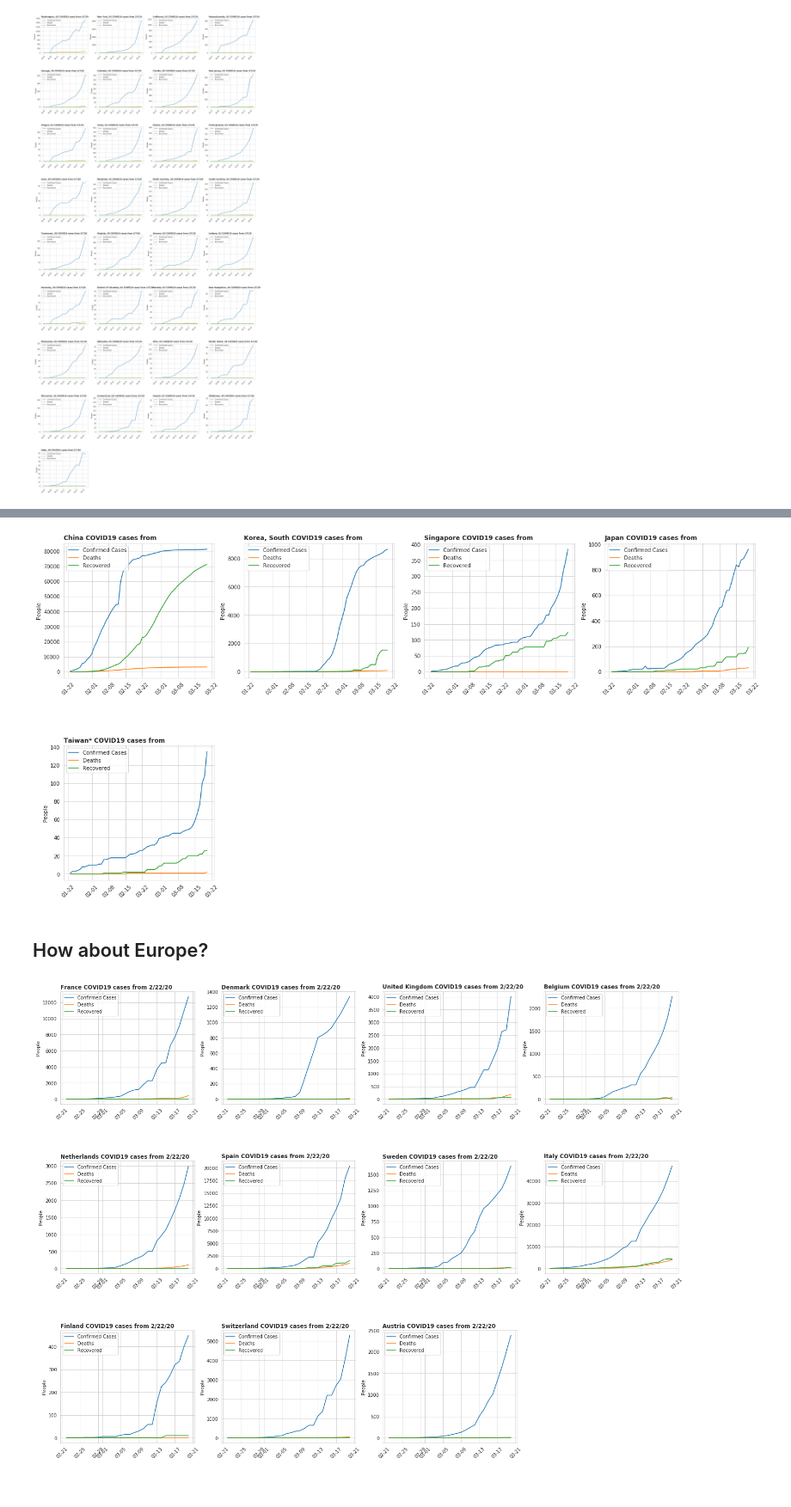
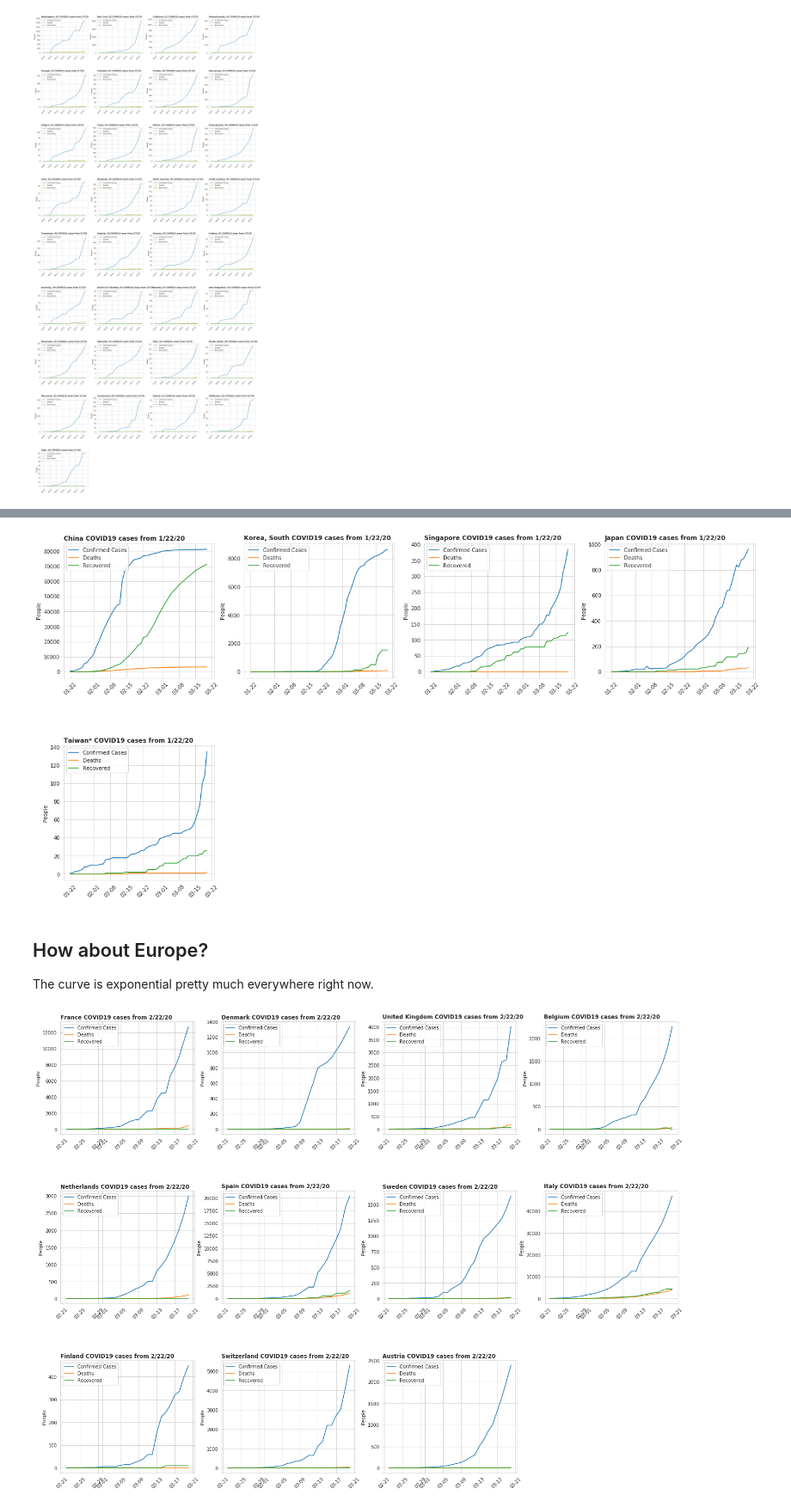
Before and after one commit to jflam/covid19, a Jupyter notebook: index.ipynb, the cells around one changed output, grey strips where cells are left out. Shown at 86% size. Drawn from its saved outputs; the diff is of its cells as text; code cells hidden in the pictures.

```diff
--- a/index.ipynb
+++ b/index.ipynb
@@ -30,14 +60,16 @@ plt.show()
 # %%
 countries = ['China', 'Korea, South', 'Singapore', 'Japan', 'Taiwan*']
 states = [''] * len(countries)
-start_dates = [''] * len(countries)
+start_dates = ['1/22/20'] * len(countries)
 asian_countries_df = pd.DataFrame({'state': states, 'country': countries, 'start_date': start_dates})
 generate_plots(asian_countries_df, 4)
 plt.show()
 # %% [output]
-[figure, old version]
+[figure, new version]
 # %% [markdown]
 ## How about Europe?
+
+The curve is exponential pretty much everywhere right now.
 # %%
 countries = ['France', 'Denmark', 'United Kingdom', 'Belgium', 'Netherlands', 'Spain', 'Sweden', 'Italy', 'Finland', 'Switzerland', 'Austria']
 states = [''] * len(countries)
```
Also changed, not shown: parts of 11 cells of this notebook.
